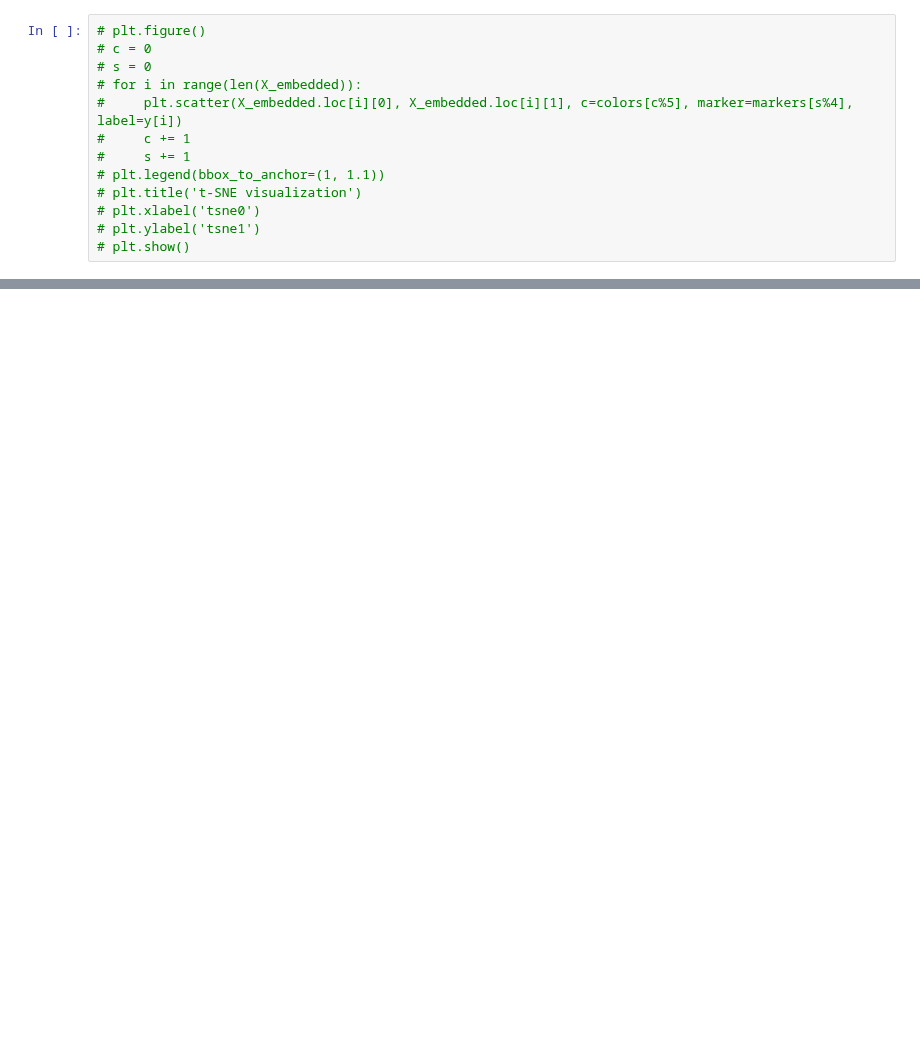
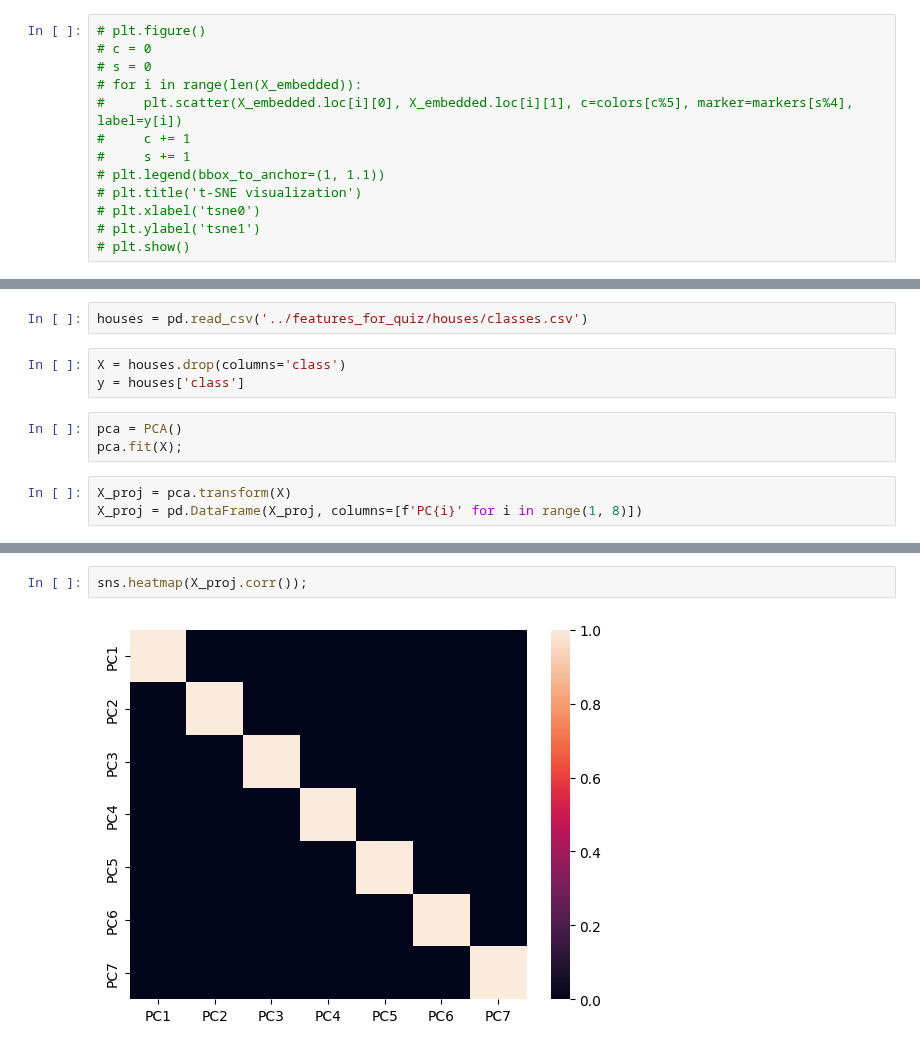
Before and after one commit to franziskasteger/game-of-thrones-survival, a Jupyter notebook: notebooks/franzi_tSNE_PCA.ipynb, the cells around one changed output, grey strips where cells are left out. Drawn from its saved outputs; the diff is of its cells as text; blank space fills up the shorter version.

```diff
--- a/notebooks/franzi_tSNE_PCA.ipynb
+++ b/notebooks/franzi_tSNE_PCA.ipynb
@@ -177,0 +226,11 @@ plt.legend(bbox_to_anchor=(1.1, 1.05));
+# %%
+houses = pd.read_csv('../features_for_quiz/houses/classes.csv')
+# %%
+X = houses.drop(columns='class')
+y = houses['class']
+# %%
+pca = PCA()
+pca.fit(X);
+# %%
+X_proj = pca.transform(X)
+X_proj = pd.DataFrame(X_proj, columns=[f'PC{i}' for i in range(1, 8)])
@@ -177,0 +257,4 @@ plt.legend(bbox_to_anchor=(1.1, 1.05));
+# %%
+sns.heatmap(X_proj.corr());
+# %% [output]
+[figure, added]
```
Also changed, not shown: parts of 35 cells of this notebook, 3 other files.
